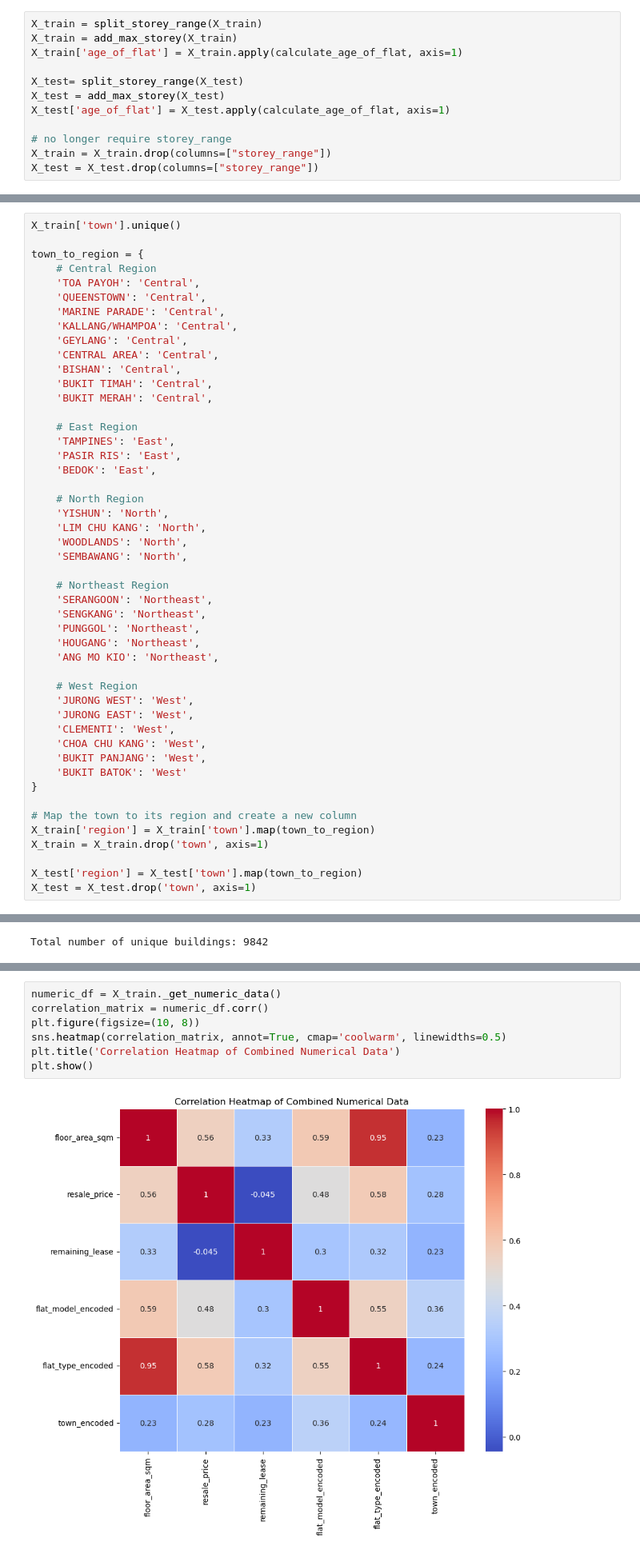
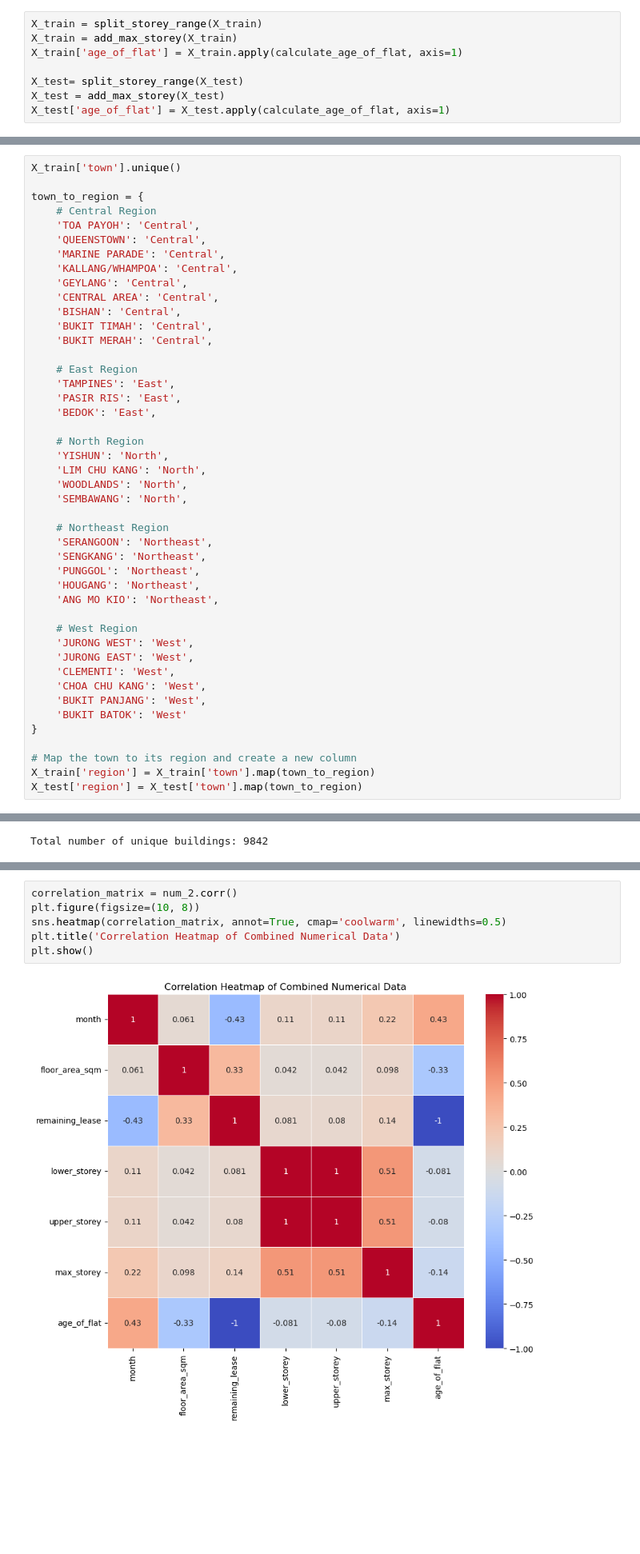
Before and after one commit to Zimmy313/HDB_HousingPrice_ML_Project, a Jupyter notebook: src/Data_Cleaning.ipynb, the cells around one changed output, grey strips where cells are left out. Shown: that part at 80% size. Saved outputs shown, nothing was run; the diff lists cells and outputs as text; blank space fills up the shorter version.

```diff
--- a/src/Data_Cleaning.ipynb
+++ b/src/Data_Cleaning.ipynb
@@ -390,10 +390,6 @@ X_train['age_of_flat'] = X_train.apply(calculate_age_of_flat, axis=1)
 X_test= split_storey_range(X_test)
 X_test = add_max_storey(X_test)
 X_test['age_of_flat'] = X_test.apply(calculate_age_of_flat, axis=1)
-
-# no longer require storey_range
-X_train = X_train.drop(columns=["storey_range"])
-X_test = X_test.drop(columns=["storey_range"])
 # %% [markdown]
 ##### 4.2.1 Street Name Encoding
 We are classifying street into cluster such as central, east, south to **reduce dimension**.
@@ -450,10 +446,7 @@ town_to_region = {
 
 # Map the town to its region and create a new column
 X_train['region'] = X_train['town'].map(town_to_region)
-X_train = X_train.drop('town', axis=1)
-
 X_test['region'] = X_test['town'].map(town_to_region)
-X_test = X_test.drop('town', axis=1)
 # %% [markdown]
 #### 4.2 Label encoding
 # %%
@@ -660,11 +663,10 @@ plt.show()
 # %% [output]
 [figure]
 # %%
-numeric_df = X_train._get_numeric_data()
-correlation_matrix = numeric_df.corr()
+correlation_matrix = num_2.corr()
 plt.figure(figsize=(10, 8))
 sns.heatmap(correlation_matrix, annot=True, cmap='coolwarm', linewidths=0.5)
 plt.title('Correlation Heatmap of Combined Numerical Data')
 plt.show()
 # %% [output]
-[figure, old version]
+[figure, new version]
```
Also changed, not shown: parts of 13 cells of this notebook.
